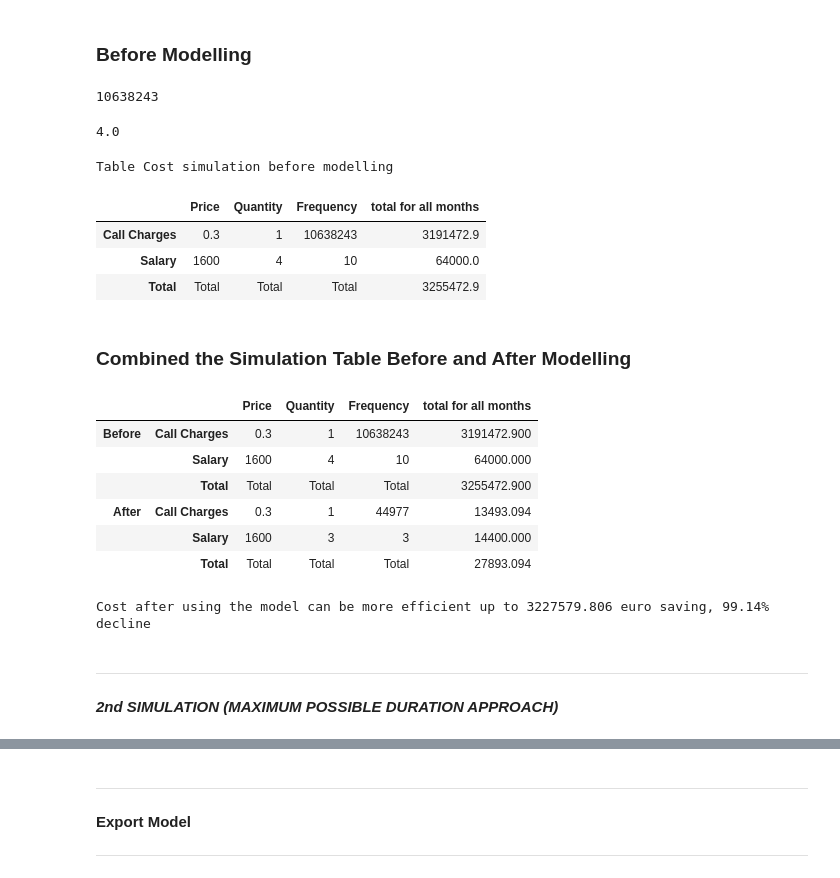
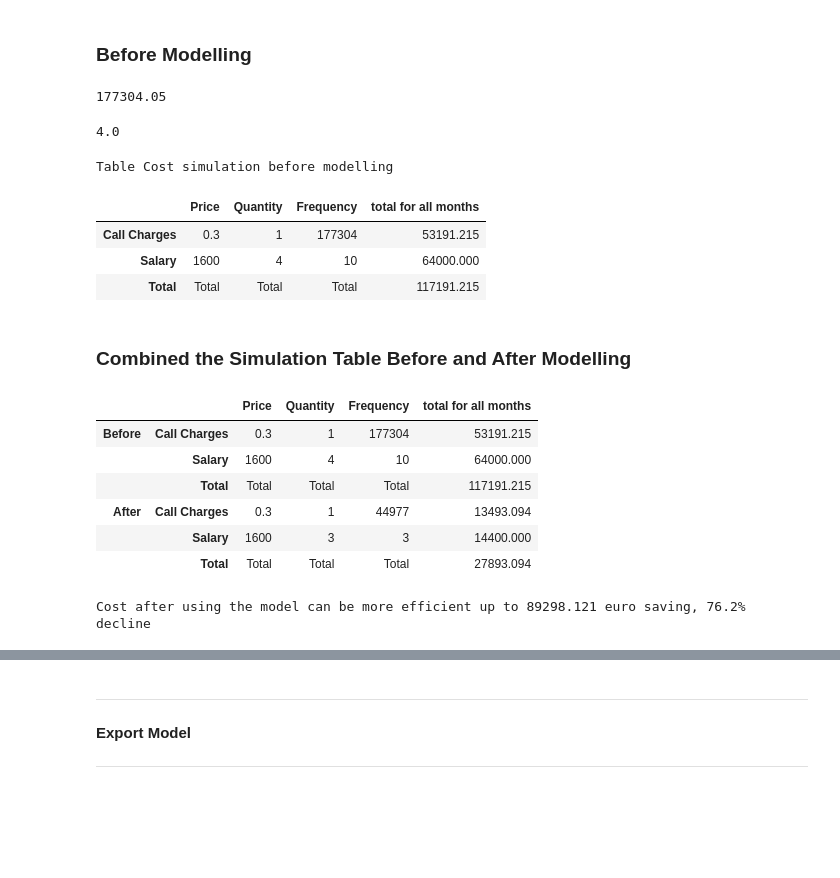
Before and after one commit to abdullahayas123/Tes-Model-Marketing-Scipy, a Jupyter notebook: 2. Machine Learning Model.ipynb, the cells around one changed output, grey strips where cells are left out. Saved outputs shown, nothing was run; the diff lists cells and outputs as text; code cells hidden in the pictures; blank space fills up the shorter version.

```diff
--- a/2. Machine Learning Model.ipynb
+++ b/2. Machine Learning Model.ipynb
@@ -1768,9 +1768,9 @@ Table Cost simulation after modelling
 # %%
 # total duration before
 
-df_all['duration'].sum()
+(df_all['duration'].sum())/60
 # %% [output]
-10638243
+177304.05
 # %%
 # emp needed before
 
@@ -1787,37 +1787,37 @@ data2={
         'Call Charges' :  0.3, # 0.3 euro per minutes for call charges
         'Salary' : 1600 # 1600 euro per month per person for telemarketing salary
     },
     'Quantity' :{
         'Call Charges' :  1, #
         'Salary' : 4 # 4 employee for the campaign
     },
     'Frequency' : {
-        'Call Charges' :  df_all['duration'].sum(), # the duration of call (in minutes) that required Before using the model
+        'Call Charges' :  (df_all['duration'].sum())/60, # the duration of call (in minutes) that required Before using the model
         'Salary' : 10 # 10 months to finish the campaign
     }
 }
 
 print('Table Cost simulation before modelling')
 before1 = pd.DataFrame(data2)
 before1['total for all months'] = before1['Price']*before1['Quantity']*before1['Frequency']# adding columns that contain
 # total cost that we needed for a certain sector in 2 months
 
 total_before1 = {
     'Price': 'Total',
     'Quantity' : 'Total',
     'Frequency' : 'Total',
     'total for all months' : before1['total for all months'].sum()
 }# make new dictionary that have he sum of total cost for all sector in 10 months
 
 new_row2 = pd.Series(total_before1, name='Total')# make a series of the dict
 before1 = before1.append(new_row2)# make a new row
 before1
 # %% [output]
 Table Cost simulation before modelling
 |  | Price | Quantity | Frequency | total for all months |
-| Call Charges | 0.3 | 1 | 10638243 | 3191472.9 |
-| Salary | 1600 | 4 | 10 | 64000.0 |
-| Total | Total | Total | Total | 3255472.9 |
+| Call Charges | 0.3 | 1 | 177304 | 53191.215 |
+| Salary | 1600 | 4 | 10 | 64000.000 |
+| Total | Total | Total | Total | 117191.215 |
 # %% [markdown]
 ### Combined the Simulation Table Before and After Modelling
 # %%
@@ -1825,9 +1825,9 @@ result1 = pd.concat([before1, after1], keys=["Before", "After"])
 result1
 # %% [output]
 |  |  | Price | Quantity | Frequency | total for all months |
-| Before | Call Charges | 0.3 | 1 | 10638243 | 3191472.900 |
+| Before | Call Charges | 0.3 | 1 | 177304 | 53191.215 |
 |  | Salary | 1600 | 4 | 10 | 64000.000 |
-|  | Total | Total | Total | Total | 3255472.900 |
+|  | Total | Total | Total | Total | 117191.215 |
 | After | Call Charges | 0.3 | 1 | 44977 | 13493.094 |
 |  | Salary | 1600 | 3 | 3 | 14400.000 |
 |  | Total | Total | Total | Total | 27893.094 |
@@ -1840,8 +1840,4 @@ string2 = f"{round((saving1/result1.loc['Before', 'Total']['total for all months
 
 print(string1, string2)
 # %% [output]
-Cost after using the model can be more efficient up to 3227579.806 euro saving, 99.14% decline
+Cost after using the model can be more efficient up to 89298.121 euro saving, 76.2% decline
-# %% [markdown]
-________________
-# %% [markdown]
-___2nd SIMULATION (MAXIMUM POSSIBLE DURATION APPROACH)___
```
Also changed, not shown: parts of 14 cells of this notebook.
